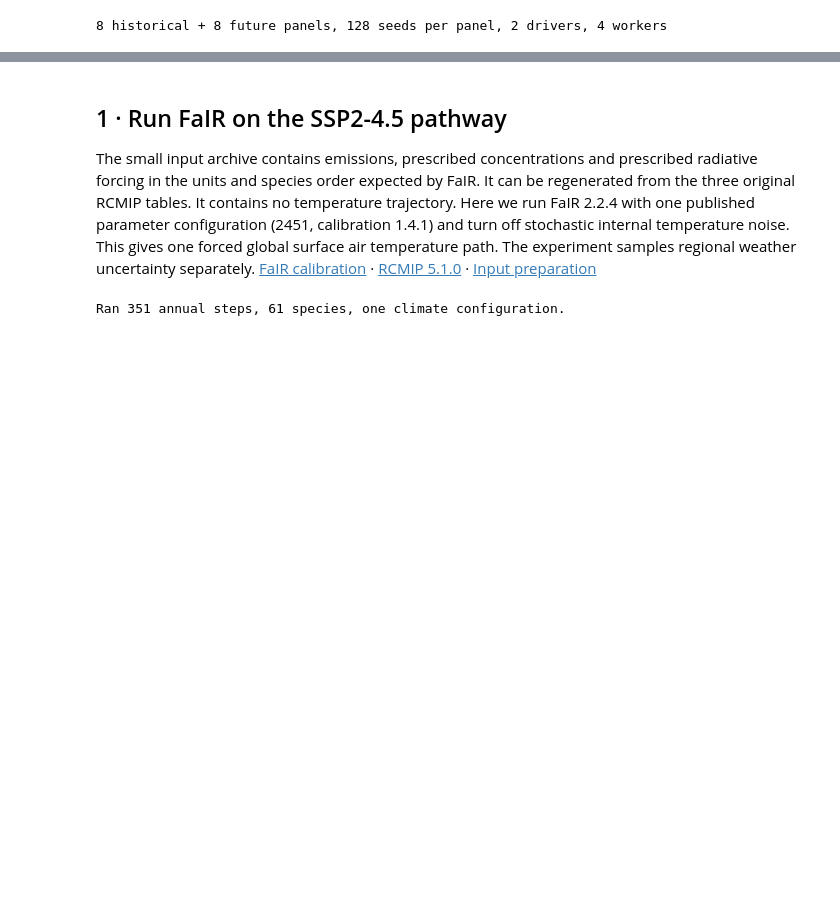
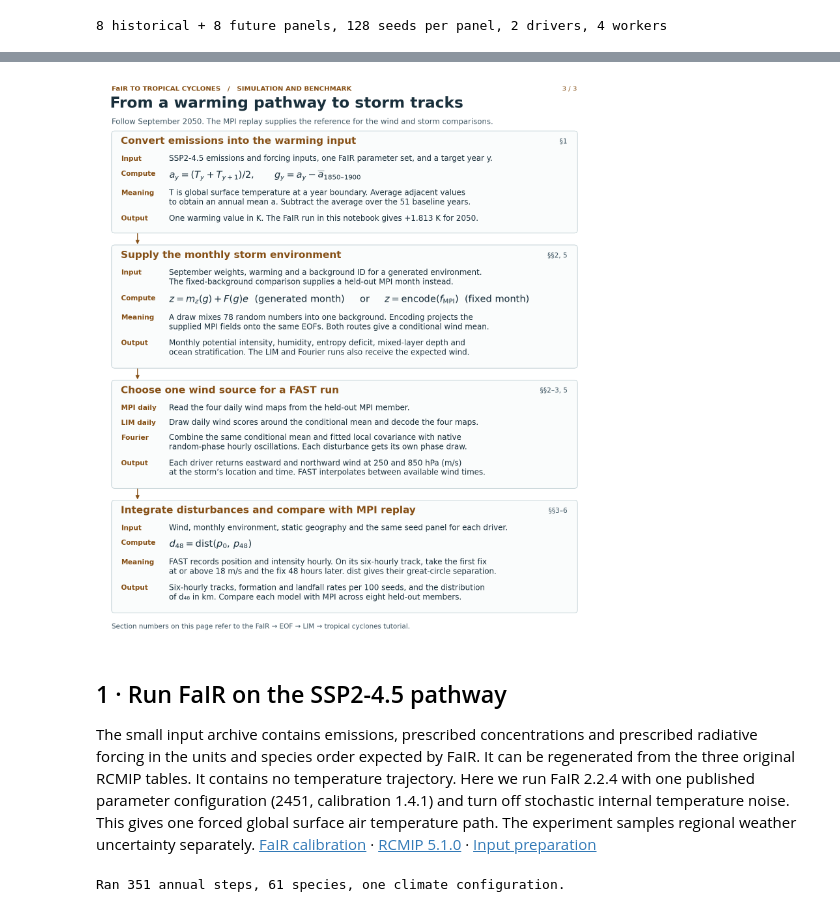
Before and after one commit to ZhanxiangHua/north-atlantic-pure-lim, a Jupyter notebook: notebooks/FaIR_EOF_LIM_to_Tropical_Cyclones.ipynb, the cells around one changed output, grey strips where cells are left out. Saved outputs shown, nothing was run; the diff lists cells and outputs as text; code cells hidden in the pictures; blank space fills up the shorter version.

```diff
--- a/notebooks/FaIR_EOF_LIM_to_Tropical_Cyclones.ipynb
+++ b/notebooks/FaIR_EOF_LIM_to_Tropical_Cyclones.ipynb
@@ -69,3 +73,9 @@ print(f"{len(historical_years)} historical + {future_events} future panels, "
+# %%
+from IPython.display import Image
+display(Image(filename=str(root / "reports/annual_lim_tc_flow.png"), width=900,
+              alt="FaIR warming selects a September background. MPI daily, LIM daily or Fourier hourly winds then drive identical FAST storm seeds."))
+# %% [output]
+[figure, added]
 # %% [markdown]
 ## 1 · Run FaIR on the SSP2-4.5 pathway
 
```
Also changed, not shown: parts of 20 cells of this notebook, 25 other files.
